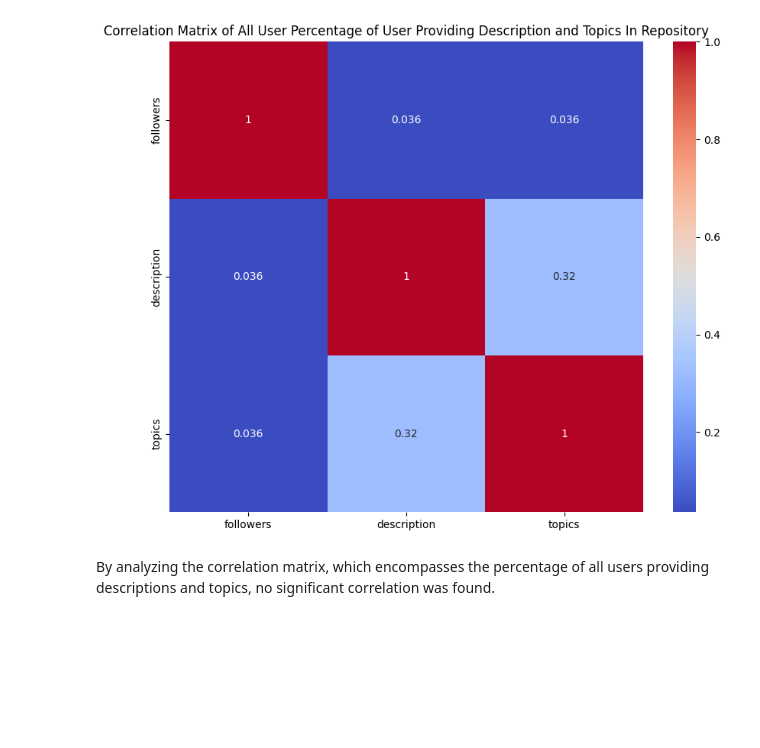
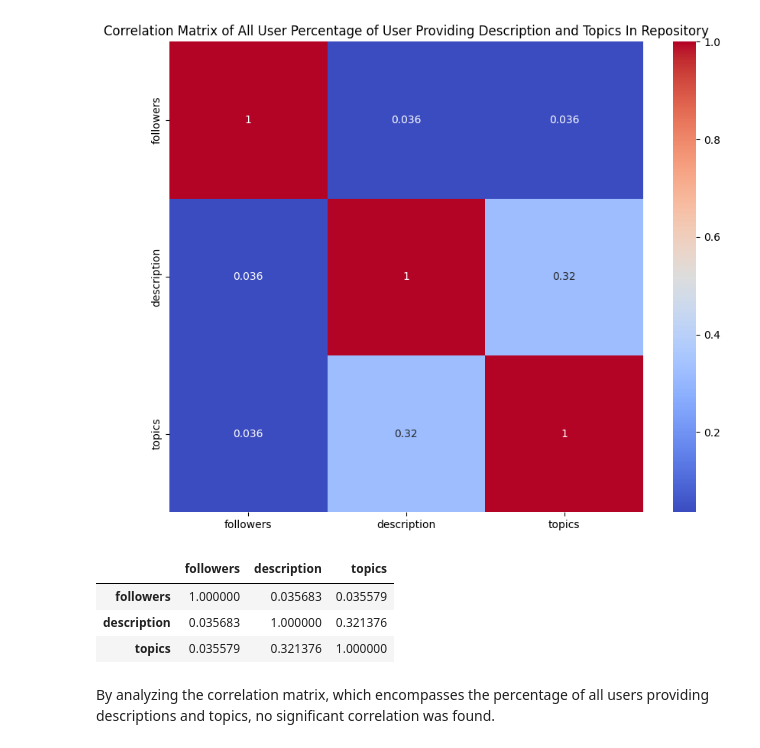
Before and after one commit to kritserv/analyze-how-python-developer-use-github, a Jupyter notebook: data_analysis.ipynb, the cells around one changed output. Cells and saved outputs as stored; diff of their text form; code cells hidden in the pictures; blank space fills up the shorter version.

```diff
--- a/data_analysis.ipynb
+++ b/data_analysis.ipynb
@@ -395,6 +411,13 @@ PlotScatter(df = merged_data, field_x = 'followers', field_y = 'topics', field_t
 corr = PlotCorr(SelectNumericColumn(merged_data), title='Correlation Matrix of All User Percentage of User Providing Description and Topics In Repository')
 # %% [output]
 [figure]
+# %%
+corr
+# %% [output]
+|  | followers | description | topics |
+| followers | 1.000000 | 0.035683 | 0.035579 |
+| description | 0.035683 | 1.000000 | 0.321376 |
+| topics | 0.035579 | 0.321376 | 1.000000 |
 # %% [markdown]
 By analyzing the correlation matrix, which encompasses the percentage of all users providing descriptions and topics, no significant correlation was found.
 # %% [markdown]
```
Also changed, not shown: parts of 18 cells of this notebook.
